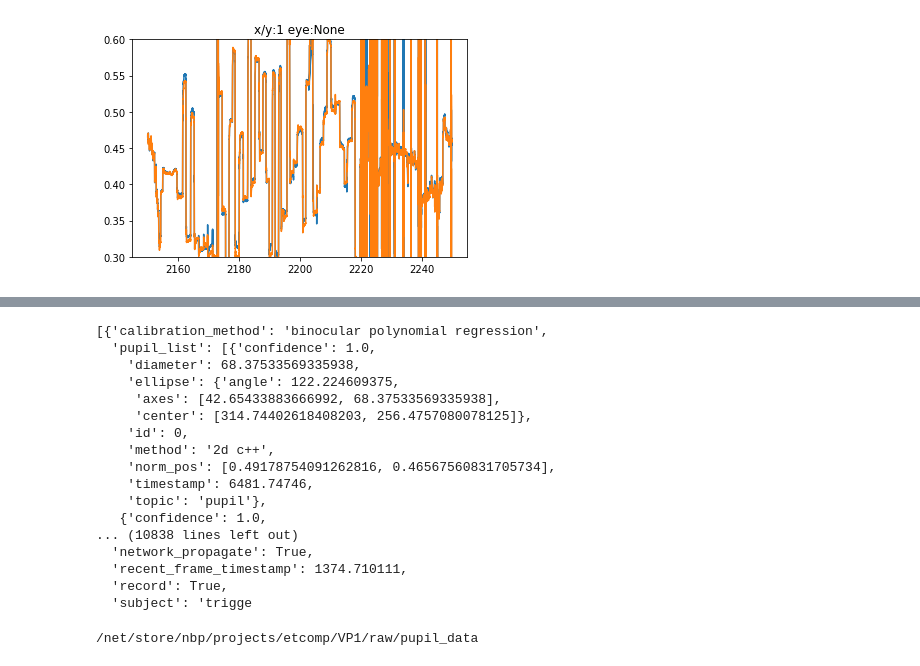
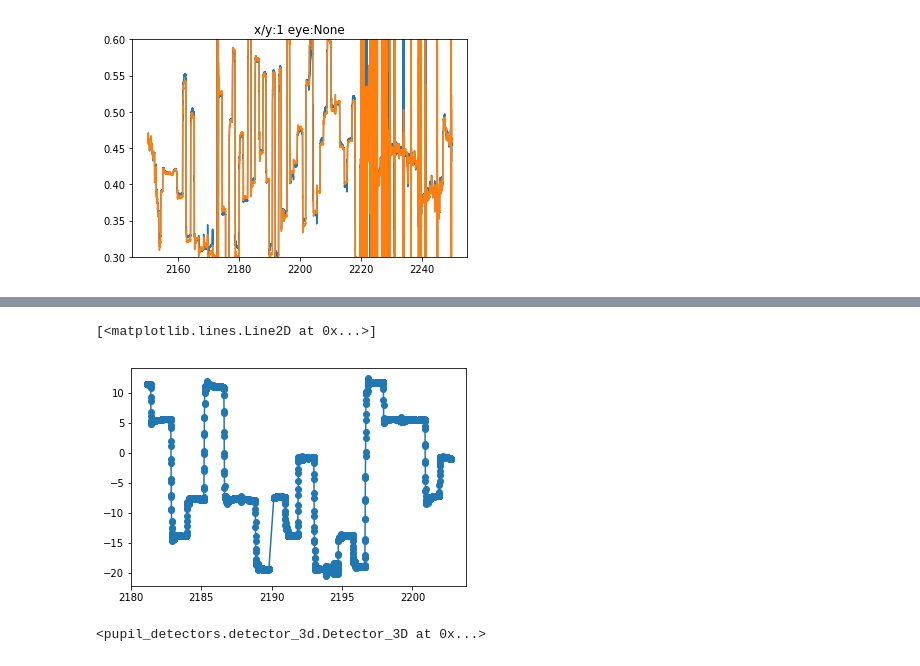
Before and after one commit to behinger/etcomp, a Jupyter notebook: code/2Dvs3D.ipynb, the cells around one changed output, grey strips where cells are left out. Cells and saved outputs as stored; diff of their text form; code cells hidden in the pictures.

```diff
--- a/code/2Dvs3D.ipynb
+++ b/code/2Dvs3D.ipynb
@@ -242,0 +247,13 @@ from functions.detect_events_hmm import detect_events_hmm,detect_events_hmm_nosm
+# %%
+from functions import et_helper
+foldernames       = et_helper.get_subjectnames('/net/store/nbp/projects/etcomp/')
+#TODO find out whats wrong with vp3 and vp12 and fix and then use vp3 again!!
+rejected_subjects = ['pilot', 'log_files', 'surface', 'results','007', 'VP8', 'VP21','VP7','VP1']
+subjectnames      = [subject for subject in foldernames if subject not in rejected_subjects]
+
+for subject in subjectnames:
+    etsamples, etmsgs, etevents = preprocess_et('pl',subject,load=False,
+                                                       save=True,
+                                                       eventfunctions=(make_blinks,make_saccades,make_fixations ),
+                                                       outputprefix='3D',
+                                                       pupildetect='3d')
@@ -243,5 +262,5 @@ from functions.detect_events_hmm import detect_events_hmm,detect_events_hmm_nosm
 # %%
-etsamples,etmsgs,etevents = preprocess_et('pl',subject='', # don't use subject ETCOMP
+## etsamples,etmsgs,etevents = preprocess_et('pl',subject='', # don't use subject ETCOMP
                                           datapath='/net/store/nbp/projects/IntoTheWild/Daten/Eyetracking/Wild/VP21/2018_05_24/001', # full path
                                           load=False, # just don't use this
                                           save=False, # Don't use this as you have multiple recordings! Would overwrite
@@ -262,24 +274,6 @@ data[0].to_csv('filename.csv')
-# %%
-data[1]
-# %% [output]
-[{'calibration_method': 'binocular polynomial regression',
-  'pupil_list': [{'confidence': 1.0,
-    'diameter': 68.37533569335938,
-    'ellipse': {'angle': 122.224609375,
-     'axes': [42.65433883666992, 68.37533569335938],
-     'center': [314.74402618408203, 256.4757080078125]},
-    'id': 0,
-    'method': '2d c++',
-    'norm_pos': [0.49178754091262816, 0.46567560831705734],
-    'timestamp': 6481.74746,
-    'topic': 'pupil'},
-   {'confidence': 1.0,
-... (10838 lines left out)
-  'network_propagate': True,
-  'recent_frame_timestamp': 1374.710111,
-  'record': True,
-  'subject': 'trigge
-# %%
-etsamples, etmsgs, etevents = preprocess.preprocess_et('pl','VP1',load=False,save=True,eventfunctions=(make_blinks,make_saccades,make_fixations ),outputprefix='3D',pupildetect='3D')
-# %% [output]
-/net/store/nbp/projects/etcomp/VP1/raw/pupil_data
+# %%
+from matplotlib import pyplot as plt
+plt.plot(etsamples.smpl_time.iloc[15000:20000],etsamples.gx.iloc[15000:20000],'o-')
+# %% [output]
+[<matplotlib.lines.Line2D at 0x...>]
+[figure, added]
@@ -285,0 +282,4 @@ etsamples, etmsgs, etevents = preprocess.preprocess_et('pl','VP1',load=False,sav
+# %%
+pupil_detectors.detector_3d.Detector_3D()
+# %% [output]
+<pupil_detectors.detector_3d.Detector_3D at 0x...>
```
Also changed, not shown: parts of 8 cells of this notebook, 5 other files.
